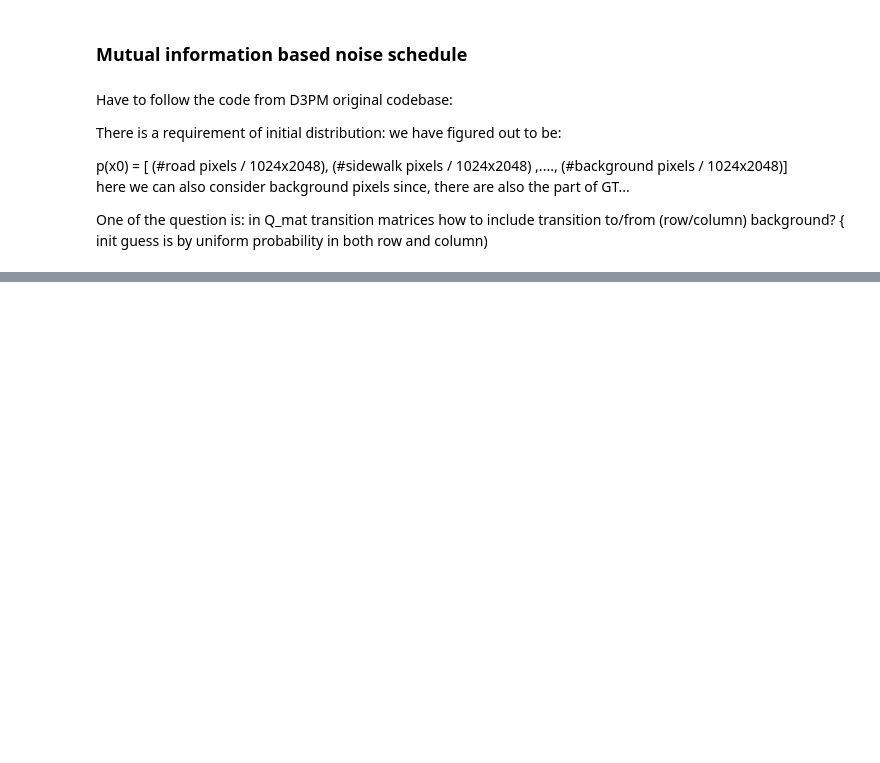
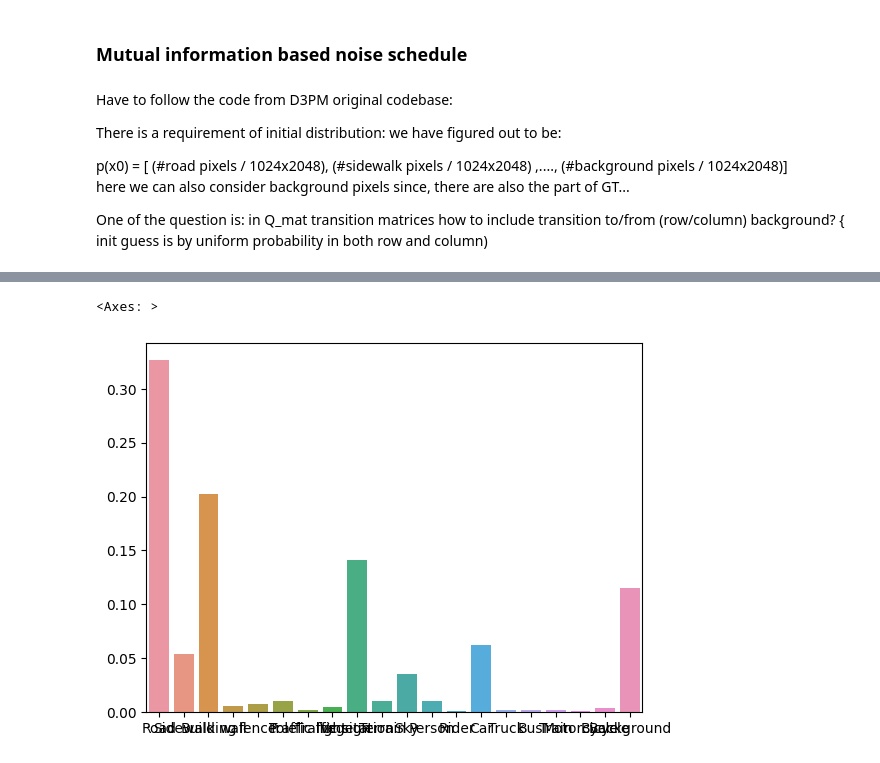
Before and after one commit to Siddharth-Shrivastava7/Diffusion_conditional_prior_segmentation, a Jupyter notebook: DDP/segmentation/mmseg/models/discrete_diffusion/testing_for_betas.ipynb, the cells around one changed output, grey strips where cells are left out. Cells and saved outputs as stored; diff of their text form; code cells hidden in the pictures; blank space fills up the shorter version.

Commit message:
cityscapes gt labels init distribution

```diff
--- a/DDP/segmentation/mmseg/models/discrete_diffusion/testing_for_betas.ipynb
+++ b/DDP/segmentation/mmseg/models/discrete_diffusion/testing_for_betas.ipynb
@@ -618,3 +619,6 @@ p(x0) = [ (#road pixels / 1024x2048), (#sidewalk pixels / 1024x2048)  ,...., (#b
 here we can also consider background pixels since, there are also the part of GT...
 
 One of the question is: in Q_mat transition matrices how to include transition to/from (row/column) background? { init guess is by uniform probability in both row and column)
+# %%
+## init cityscapes gt labels distribution
+cityscapes_gt_labels_init_distribution = np.load('cityscapes_gt_labels_init_distribution.npy',allow_pickle='TRUE').item()
@@ -620,0 +663,4 @@ One of the question is: in Q_mat transition matrices how to include transition t
+# %%
+class_2_ind = {v: k for k, v in ind_2_class_dict.items()}
+class_2_ind['Background'] = 20
+class_2_ind
@@ -620,0 +688,10 @@ One of the question is: in Q_mat transition matrices how to include transition t
+# %%
+keys = list(cityscapes_gt_labels_init_distribution.keys())
+keys_for_plot = list(class_2_ind.keys())
+# get values in the same order as keys, and parse percentage values
+vals = [float(cityscapes_gt_labels_init_distribution[k]) for k in keys]
+# sns.barplot(x=keys, y=vals)
+sns.barplot(x=keys_for_plot, y=vals)
+# %% [output]
+<Axes: >
+[figure, added]
```
Also changed, not shown: parts of 9 cells of this notebook.
